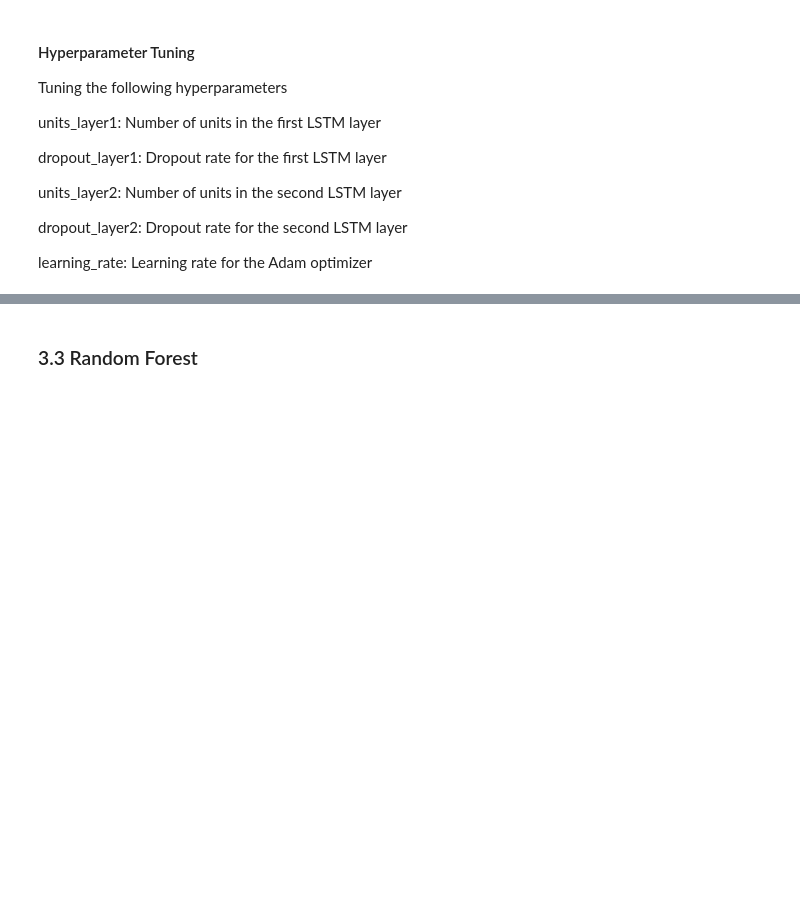
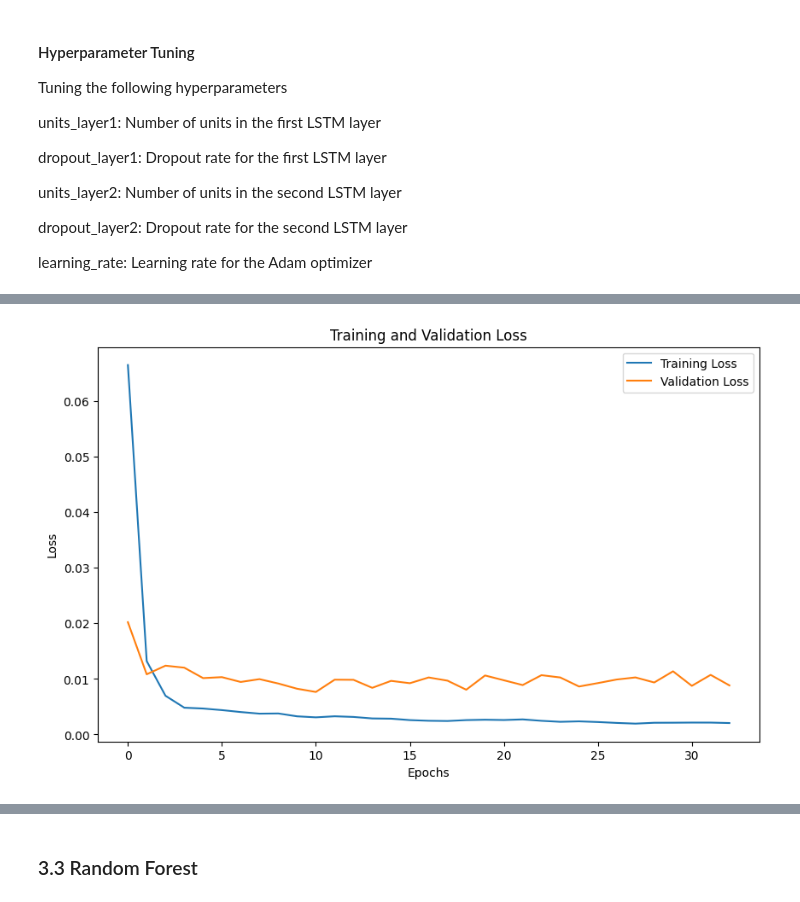
Before and after one commit to huilin-zhang/ForecastGreenBondIndex, a Jupyter notebook: greenbond.ipynb, the cells around one changed output, grey strips where cells are left out. Saved outputs shown, nothing was run; the diff lists cells and outputs as text; code cells hidden in the pictures; blank space fills up the shorter version.

Commit message:
random search, bayesian optimization

```diff
--- a/greenbond.ipynb
+++ b/greenbond.ipynb
@@ -1045,0 +1057,89 @@ plot_prediction_comparison(y_test_rwseq, y_pred_lstm_ht)
+# %%
+from tensorflow.keras.models import Sequential
+from tensorflow.keras.layers import LSTM, Dense, Dropout, Input
+from tensorflow.keras.optimizers import Adam
+from sklearn.model_selection import TimeSeriesSplit, RandomizedSearchCV
+
+
+def create_lstm_model(units=100, dropout_rate=0.2, learning_rate=0.001, time_steps=10, n_features=1):
+    model = Sequential()
+    model.add(Input(shape=(time_steps, n_features)))
+    model.add(LSTM(units=units, return_sequences=True, activation='relu'))
+                    # weights of LSTM layers are initialized randomly by default
+    model.add(Dropout(dropout_rate)) # randomlly drop x% of the neurons to prevent overfitting
+    model.add(LSTM(units=units, return_sequences=False))
+    model.add(Dropout(dropout_rate))
+    model.add(Dense(units=1))
+    model.compile(optimizer=Adam(learning_rate=learning_rate), loss='mean_squared_error')
+    return model
+
+# Use KerasRegressor to wrap the model for scikit-learn compatibility
+from scikeras.wrappers import KerasRegressor
+
+model = KerasRegressor(
+    model=create_lstm_model,
+    time_steps=time_steps,
+    n_features=n_features,
+    verbose=0
+)
+
+
+from scipy.stats import randint, uniform
+param_dist = {
+    'model__units': randint(50, 150),
+    'model__dropout_rate': uniform(0.1, 0.4),
+    'model__learning_rate': uniform(0.0001, 0.01),
+    'batch_size': randint(16, 128),
+    'epochs': randint(10, 100)
+}
+
+# tscv = TimeSeriesSplit(n_splits=3) # no shuffling of data, use time series order for cross-validation
+from sklearn.model_selection import RandomizedSearchCV
+random_search = RandomizedSearchCV(estimator=model,
+                                   param_distributions=param_dist,
+                                   n_iter=20,  # Number of random combinations to try
+                                   cv=3,
+                                #    cv=tscv,  # Cross-validation folds for time series
+                                   verbose=1,
+                                   random_state=42)
+
+# random_search_result = random_search.fit(X_train, y_train)
+random_search_result = random_search.fit(X_train_rwseq, y_train_rwseq)
+print("Best: %f using %s" % (random_search_result.best_score_, random_search_result.best_params_))
+
+# random_search_result = random_search.fit(X_train_rwseq, y_train_rwseq)
+print("Best: %f using %s" % (random_search_result.best_score_, random_search_result.best_params_))
+#
+# Extract and clean up the best params
+randomsearch_best_model = create_lstm_model(
+    units=random_search_result.best_params_['model__units'],
+    dropout_rate=random_search_result.best_params_['model__dropout_rate'],
+    learning_rate=random_search_result.best_params_['model__learning_rate'],
+    time_steps=time_steps,
+    n_features=n_features
+)
+
+# Train the best model from scratch with more epochs
+LSTM_hpt_rs = randomsearch_best_model.fit(
+    X_train_rwseq,
+    y_train_rwseq,
+    # shuffle=False,  # Prevent reshuffling of time-series data
+    validation_data=(X_val_rwseq, y_val_rwseq),
+    epochs=random_search_result.best_params_['epochs'],
+    batch_size=random_search_result.best_params_['batch_size'],
+    verbose=1
+)
+
+plot_training_validation_loss(LSTM_hpt_rs)
+
+y_pred_lstm_ht_rs = randomsearch_best_model.predict(X_test_rwseq)
+
+# evaluate forecast accuracy
+mse_lstm_ht_rs = mean_squared_error(y_test_rwseq, y_pred_lstm_ht_rs)
+r2_lstm_ht_rs = r2_score(y_test_rwseq, y_pred_lstm_ht_rs)
+
+print(f"Mean Squared Error (MSE): {mse_lstm_ht_rs:.4f}")
+print(f"R-squared (R²) Score: {r2_lstm_ht_rs:.4f}")
+
+plot_prediction_comparison(y_test_rwseq, y_pred_lstm_ht_rs)
+# %% [output]
@@ -1045,0 +1163 @@ plot_prediction_comparison(y_test_rwseq, y_pred_lstm_ht)
+[figure, added]
```
Also changed, not shown: parts of 28 cells of this notebook, 1 other file.
